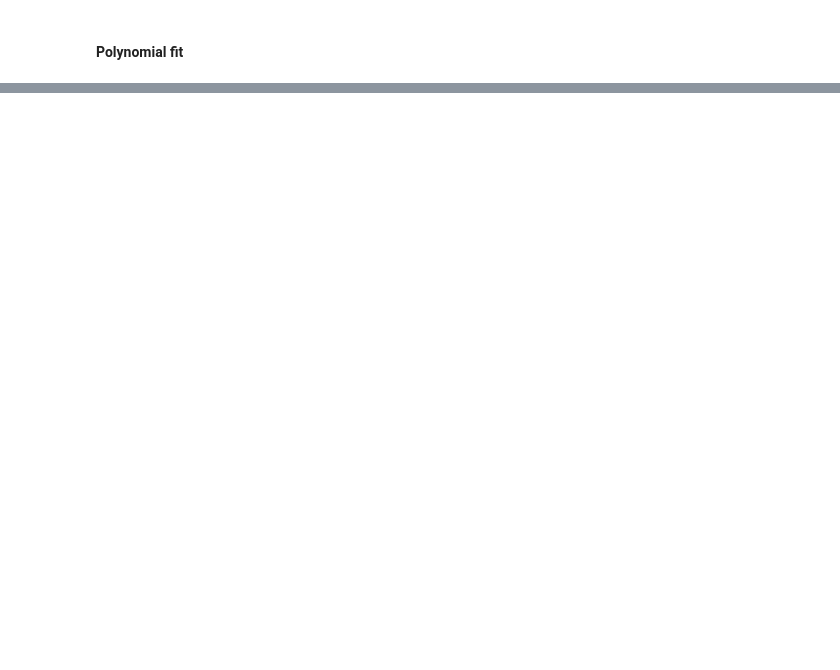
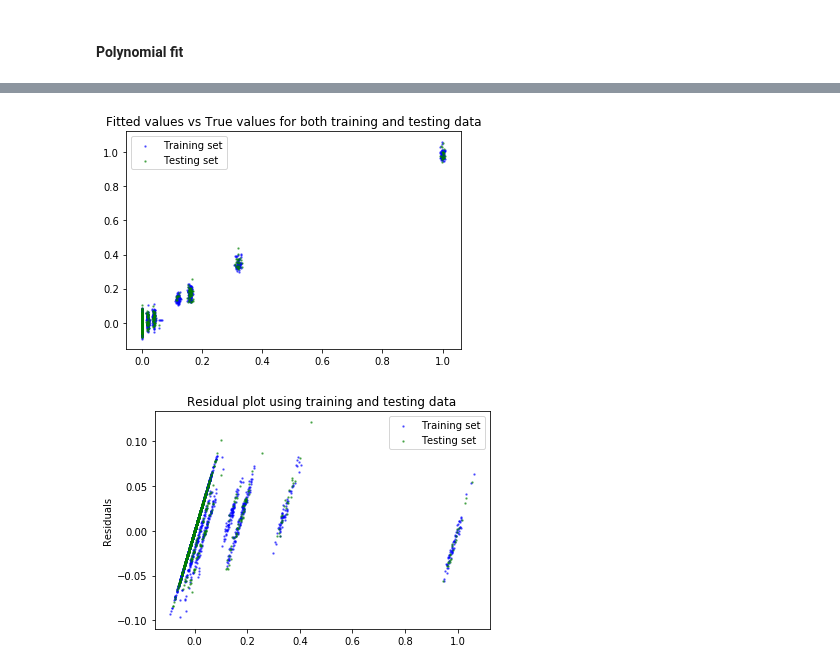
Before and after one commit to 219Winter2019adjz/Project4, a Jupyter notebook: Dataset1.ipynb, the cells around one changed output, grey strips where cells are left out. Saved outputs shown, nothing was run; the diff lists cells and outputs as text; code cells hidden in the pictures; blank space fills up the shorter version.

```diff
--- a/Dataset1.ipynb
+++ b/Dataset1.ipynb
@@ -964,0 +985,18 @@ plt.show()
+# %%
+# Workflow 1
+
+model = LinearRegression()
+kf = KFold(n_splits=num_folds)
+pf = PolynomialFeatures(best_deg)
+data_wf1_enc_poly = pf.fit_transform(data_wf1_enc)
+
+rmse_per_fold_train = []
+rmse_per_fold_test = []
+
+X_train, X_test, y_train, y_test = train_test_split(data_wf1_enc_poly, target_wf1_enc, random_state=0)
+model.fit(X_train, y_train)
+
+model_scatter_plots(model, X_train, y_train, X_test, y_test)
+# %% [output]
+[figure, added]
+[figure, added]
```
Also changed, not shown: parts of 25 cells of this notebook.
